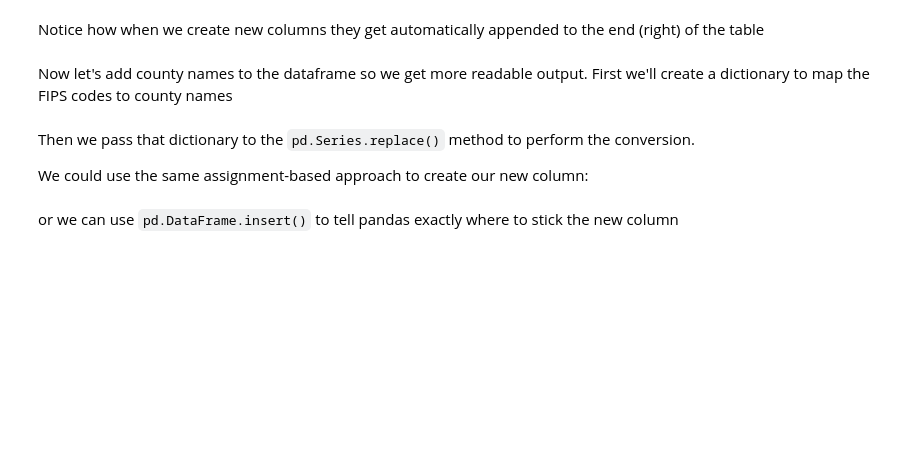
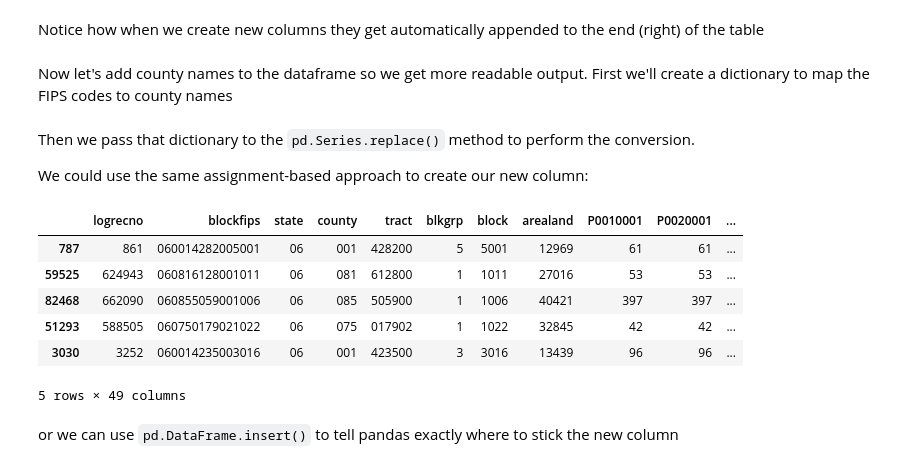
Before and after one commit to mxndrwgrdnr/CYPLAN255, a Jupyter notebook: notebooks/Lecutre_8_wAndynotes.ipynb, the cells around one changed output. Saved outputs shown, nothing was run; the diff lists cells and outputs as text; code cells hidden in the pictures; blank space fills up the shorter version.

```diff
--- a/notebooks/Lecutre_8_wAndynotes.ipynb
+++ b/notebooks/Lecutre_8_wAndynotes.ipynb
@@ -236,6 +314,15 @@ Then we pass that dictionary to the `pd.Series.replace()` method to perform the
 We could use the same assignment-based approach to create our new column:
 # %%
 sf1['county_name'] = sf1['county'].replace(county_fips_to_name)
+sf1.sample(5)
+# %% [output]
+|  | logrecno | blockfips | state | county | tract | blkgrp | block | arealand | P0010001 | P0020001 | ... |
+| 787 | 861 | 060014282005001 | 06 | 001 | 428200 | 5 | 5001 | 12969 | 61 | 61 | ... |
+| 59525 | 624943 | 060816128001011 | 06 | 081 | 612800 | 1 | 1011 | 27016 | 53 | 53 | ... |
+| 82468 | 662090 | 060855059001006 | 06 | 085 | 505900 | 1 | 1006 | 40421 | 397 | 397 | ... |
+| 51293 | 588505 | 060750179021022 | 06 | 075 | 017902 | 1 | 1022 | 32845 | 42 | 42 | ... |
+| 3030 | 3252 | 060014235003016 | 06 | 001 | 423500 | 3 | 3016 | 13439 | 96 | 96 | ... |
+5 rows × 49 columns
 # %% [markdown]
 or we can use `pd.DataFrame.insert()` to tell pandas exactly where to stick the new column
 # %%
```
Also changed, not shown: parts of 41 cells of this notebook.
